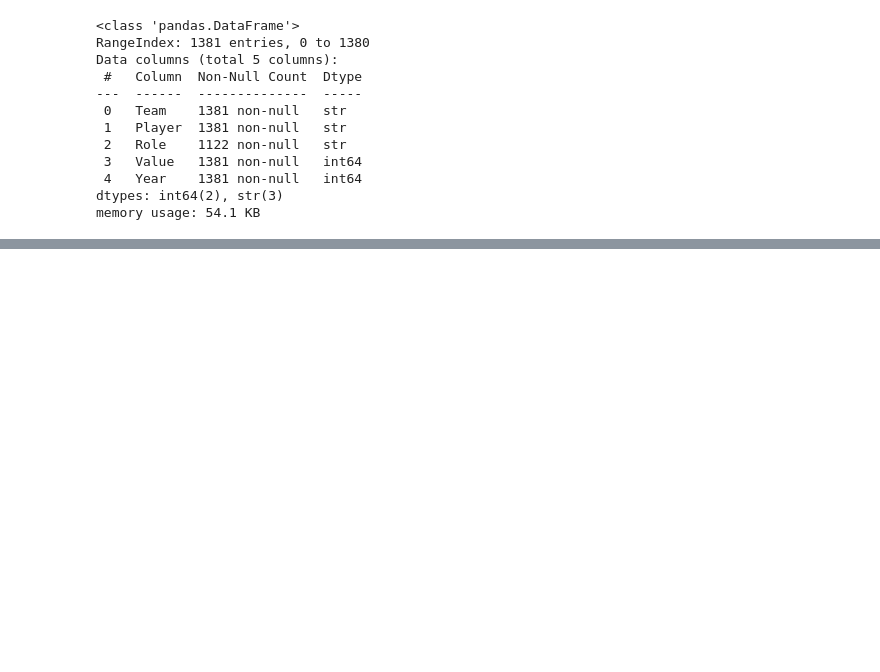
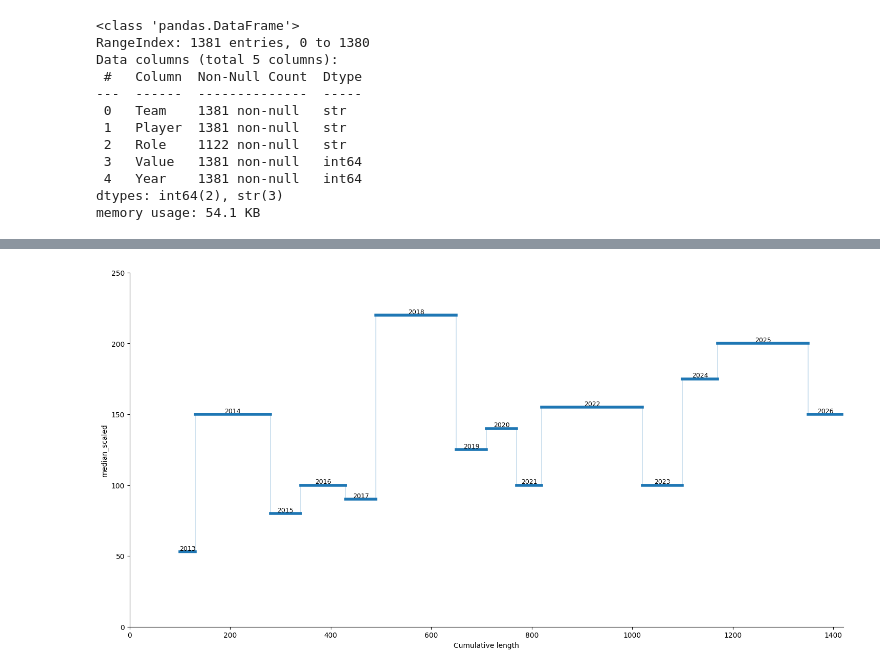
Before and after one commit to debatreyo/IPL-Auctions, a Jupyter notebook: notebooks/eda.ipynb, the cells around one changed output, grey strips where cells are left out. Drawn from its saved outputs; the diff is of its cells as text; code cells hidden in the pictures; blank space fills up the shorter version.

```diff
--- a/notebooks/eda.ipynb
+++ b/notebooks/eda.ipynb
@@ -39,0 +107,14 @@ df = data.copy()
+# %%
+
+df_group = df.groupby(by=["Year"], as_index=False).agg(
+    median_val = ("Value Cr", "median"),
+    mean_val = ("Value Cr", "mean"),
+    min_val = ("Value Cr", "min"),
+    max_val = ("Value Cr", "max"),
+    total_val = ("Value Cr", "sum"),
+    n_players = ("Value Cr", "size")
+)
+
+df_group["per_player_val"] = df_group["total_val"]/df_group["n_players"]
+
+df_group
@@ -39,0 +137,6 @@ df = data.copy()
+# %%
+df_group["length"] = df_group["n_players"]//10
+# %%
+df_group["median_scaled"] = df_group["median_val"]*100
+
+df_group
@@ -39,0 +170,52 @@ df = data.copy()
+# %%
+import matplotlib.pyplot as plt
+from matplotlib.lines import Line2D
+
+# df_group must have: Year, median_scaled, length
+line_thickness = 4
+
+fig, ax = plt.subplots(figsize=(18, 9))
+
+x_cursor = 100
+prev_end_x = None
+prev_y = None
+
+for _, r in df_group.sort_values("Year").iterrows():
+    year = r["Year"]
+    y = r["median_scaled"] + 50
+    seg_len = r["length"]*10
+
+    x_start = x_cursor
+    x_end = x_cursor + seg_len
+
+    # thick horizontal line for the year
+    ax.add_line(Line2D(
+        [x_start, x_end],
+        [y, y],
+        linewidth=line_thickness
+    ))
+
+    # optional: thin vertical connector from previous year's y to current y
+    if prev_end_x is not None:
+        ax.add_line(Line2D(
+            [x_start, x_start],
+            [prev_y, y],
+            linewidth=0.3
+        ))
+
+    # optional: label year near the segment
+    ax.text((x_start + x_end) / 2, y, str(int(year)), ha="center", va="bottom", fontsize=9)
+
+    prev_end_x = x_end
+    prev_y = y
+    x_cursor = x_end  # next segment starts where this one ends
+
+ax.set_xlim(0, x_cursor)
+ax.set_ylim(0, (df_group["median_scaled"].max() + 80))
+ax.set_xlabel("Cumulative length")
+ax.set_ylabel("median_scaled")
+ax.spines[["top", "right"]].set_visible(False)
+
+plt.show()
+# %% [output]
+[figure, added]
```
Also changed, not shown: parts of 6 cells of this notebook.
